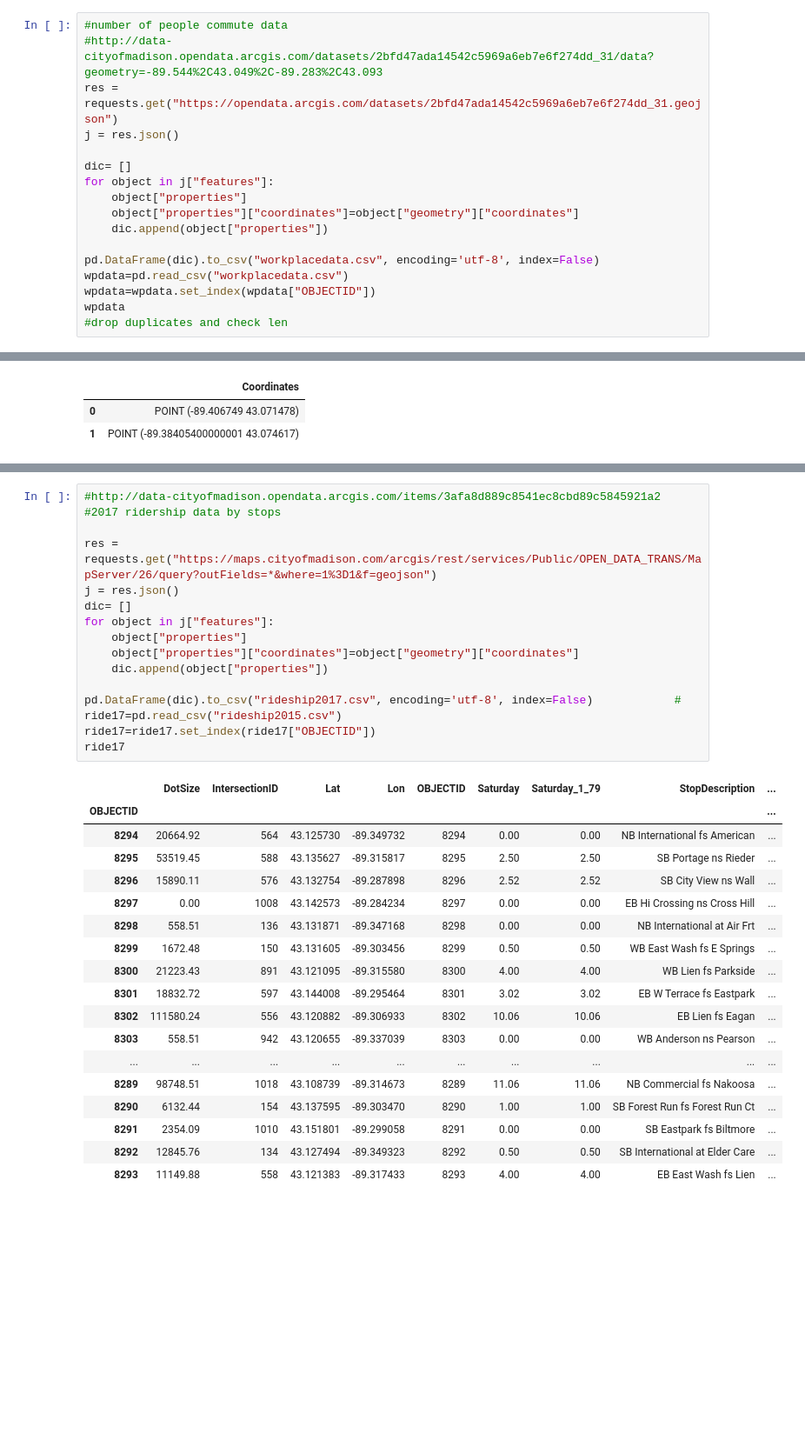
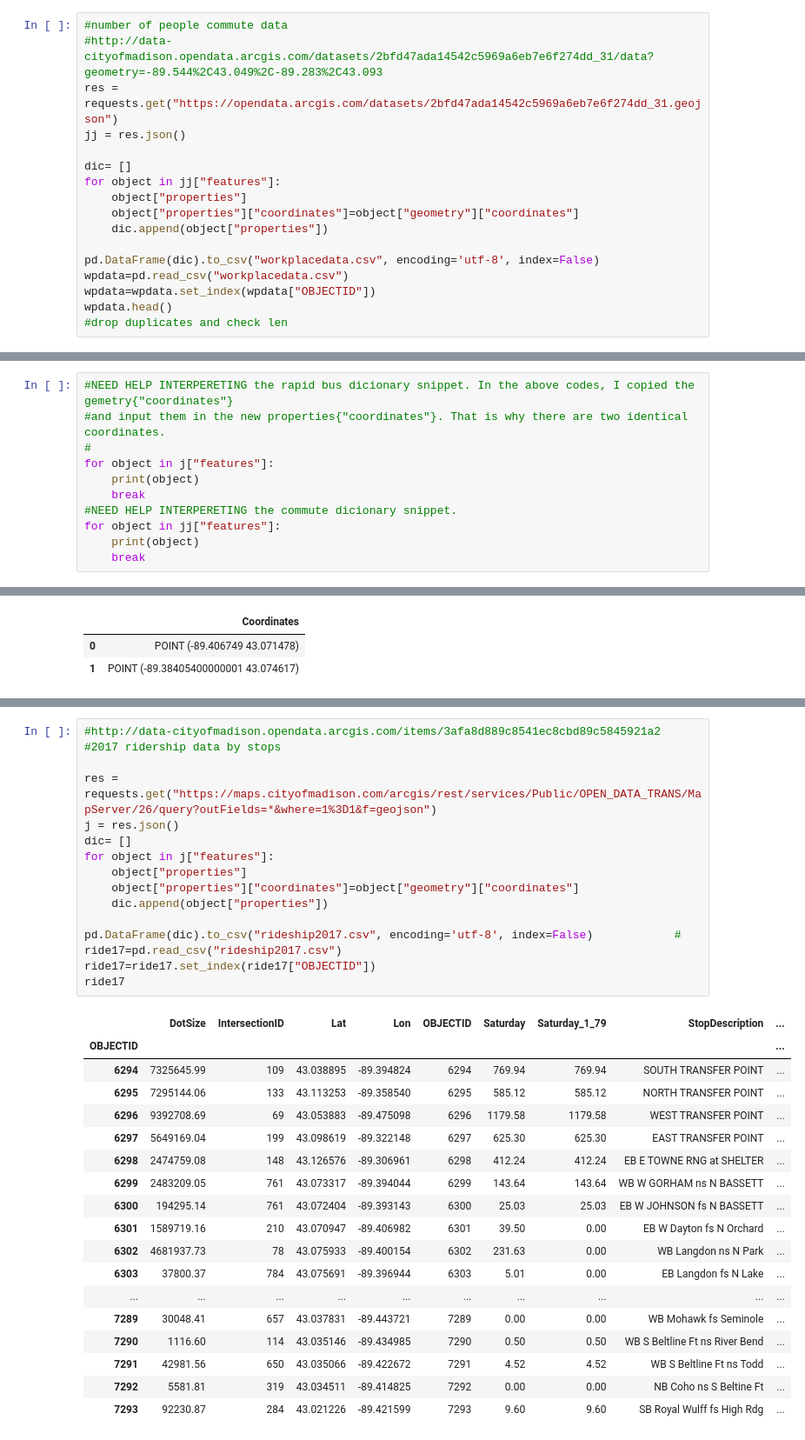
Before and after one commit to tylerharter/s19-city-t2, a Jupyter notebook: plan/Planning Transportation.ipynb, the cells around one changed output, grey strips where cells are left out. Shown at 87% size. Cells and saved outputs as stored; diff of their text form; blank space fills up the shorter version.

```diff
--- a/plan/Planning Transportation.ipynb
+++ b/plan/Planning Transportation.ipynb
@@ -217,10 +158,10 @@ rbusdata
 #number of people commute data
 #http://data-cityofmadison.opendata.arcgis.com/datasets/2bfd47ada14542c5969a6eb7e6f274dd_31/data?geometry=-89.544%2C43.049%2C-89.283%2C43.093
 res = requests.get("https://opendata.arcgis.com/datasets/2bfd47ada14542c5969a6eb7e6f274dd_31.geojson")
-j = res.json()
+jj = res.json()
 
 dic= []
-for object in j["features"]:
+for object in jj["features"]:
     object["properties"]
     object["properties"]["coordinates"]=object["geometry"]["coordinates"]
     dic.append(object["properties"])
@@ -228,7 +169,7 @@ for object in j["features"]:
 pd.DataFrame(dic).to_csv("workplacedata.csv", encoding='utf-8', index=False)
 wpdata=pd.read_csv("workplacedata.csv")
 wpdata=wpdata.set_index(wpdata["OBJECTID"])
-wpdata
+wpdata.head()
 #drop duplicates and check len
 # %% [output]
 |  | Bicycle | Bus | Carpool2 | Carpool3 | Carpool4 | Carpool5 | Carpool7 | DES_ID | DES_ID_1 | DES_LENGTH | ... |
@@ -257,0 +183,11 @@ print(j["features"])
+# %%
+#NEED HELP INTERPERETING the rapid bus dicionary snippet. In the above codes, I copied the gemetry{"coordinates"}
+#and input them in the new properties{"coordinates"}. That is why there are two identical coordinates.
+#
+for object in j["features"]:
+    print(object)
+    break
+#NEED HELP INTERPERETING the commute dicionary snippet.
+for object in jj["features"]:
+    print(object)
+    break
@@ -859,35 +791,35 @@ ride15
 # %%
 #http://data-cityofmadison.opendata.arcgis.com/items/3afa8d889c8541ec8cbd89c5845921a2
 #2017 ridership data by stops
 
 res = requests.get("https://maps.cityofmadison.com/arcgis/rest/services/Public/OPEN_DATA_TRANS/MapServer/26/query?outFields=*&where=1%3D1&f=geojson")
 j = res.json()
 dic= []
 for object in j["features"]:
     object["properties"]
     object["properties"]["coordinates"]=object["geometry"]["coordinates"]
     dic.append(object["properties"])
 
 pd.DataFrame(dic).to_csv("rideship2017.csv", encoding='utf-8', index=False)            #
-ride17=pd.read_csv("rideship2015.csv")
+ride17=pd.read_csv("rideship2017.csv")
 ride17=ride17.set_index(ride17["OBJECTID"])
 ride17
 # %% [output]
 |  | DotSize | IntersectionID | Lat | Lon | OBJECTID | Saturday | Saturday_1_79 | StopDescription | ... |
 | OBJECTID |  |  |  |  |  |  |  |  | ... |
-| 8294 | 20664.92 | 564 | 43.125730 | -89.349732 | 8294 | 0.00 | 0.00 | NB International fs American | ... |
-| 8295 | 53519.45 | 588 | 43.135627 | -89.315817 | 8295 | 2.50 | 2.50 | SB Portage ns Rieder | ... |
-| 8296 | 15890.11 | 576 | 43.132754 | -89.287898 | 8296 | 2.52 | 2.52 | SB City View ns Wall | ... |
-| 8297 | 0.00 | 1008 | 43.142573 | -89.284234 | 8297 | 0.00 | 0.00 | EB Hi Crossing ns Cross Hill | ... |
-| 8298 | 558.51 | 136 | 43.131871 | -89.347168 | 8298 | 0.00 | 0.00 | NB International at Air Frt | ... |
-| 8299 | 1672.48 | 150 | 43.131605 | -89.303456 | 8299 | 0.50 | 0.50 | WB East Wash fs E Springs | ... |
-| 8300 | 21223.43 | 891 | 43.121095 | -89.315580 | 8300 | 4.00 | 4.00 | WB Lien fs Parkside | ... |
-| 8301 | 18832.72 | 597 | 43.144008 | -89.295464 | 8301 | 3.02 | 3.02 | EB W Terrace fs Eastpark | ... |
-| 8302 | 111580.24 | 556 | 43.120882 | -89.306933 | 8302 | 10.06 | 10.06 | EB Lien fs Eagan | ... |
-| 8303 | 558.51 | 942 | 43.120655 | -89.337039 | 8303 | 0.00 | 0.00 | WB Anderson ns Pearson | ... |
+| 6294 | 7325645.99 | 109 | 43.038895 | -89.394824 | 6294 | 769.94 | 769.94 | SOUTH TRANSFER POINT | ... |
+| 6295 | 7295144.06 | 133 | 43.113253 | -89.358540 | 6295 | 585.12 | 585.12 | NORTH TRANSFER POINT | ... |
+| 6296 | 9392708.69 | 69 | 43.053883 | -89.475098 | 6296 | 1179.58 | 1179.58 | WEST TRANSFER POINT | ... |
+| 6297 | 5649169.04 | 199 | 43.098619 | -89.322148 | 6297 | 625.30 | 625.30 | EAST TRANSFER POINT | ... |
+| 6298 | 2474759.08 | 148 | 43.126576 | -89.306961 | 6298 | 412.24 | 412.24 | EB E TOWNE RNG at SHELTER | ... |
+| 6299 | 2483209.05 | 761 | 43.073317 | -89.394044 | 6299 | 143.64 | 143.64 | WB W GORHAM ns N BASSETT | ... |
+| 6300 | 194295.14 | 761 | 43.072404 | -89.393143 | 6300 | 25.03 | 25.03 | EB W JOHNSON fs N BASSETT | ... |
+| 6301 | 1589719.16 | 210 | 43.070947 | -89.406982 | 6301 | 39.50 | 0.00 | EB W Dayton fs N Orchard | ... |
+| 6302 | 4681937.73 | 78 | 43.075933 | -89.400154 | 6302 | 231.63 | 0.00 | WB Langdon ns N Park | ... |
+| 6303 | 37800.37 | 784 | 43.075691 | -89.396944 | 6303 | 5.01 | 0.00 | EB Langdon fs N Lake | ... |
 | ... | ... | ... | ... | ... | ... | ... | ... | ... | ... |
-| 8289 | 98748.51 | 1018 | 43.108739 | -89.314673 | 8289 | 11.06 | 11.06 | NB Commercial fs Nakoosa | ... |
-| 8290 | 6132.44 | 154 | 43.137595 | -89.303470 | 8290 | 1.00 | 1.00 | SB Forest Run fs Forest Run Ct | ... |
-| 8291 | 2354.09 | 1010 | 43.151801 | -89.299058 | 8291 | 0.00 | 0.00 | SB Eastpark fs Biltmore | ... |
-| 8292 | 12845.76 | 134 | 43.127494 | -89.349323 | 8292 | 0.50 | 0.50 | SB International at Elder Care | ... |
-| 8293 | 11149.88 | 558 | 43.121383 | -89.317433 | 8293 | 4.00 | 4.00 | EB East Wash fs Lien | ... |
+| 7289 | 30048.41 | 657 | 43.037831 | -89.443721 | 7289 | 0.00 | 0.00 | WB Mohawk fs Seminole | ... |
+| 7290 | 1116.60 | 114 | 43.035146 | -89.434985 | 7290 | 0.50 | 0.50 | WB S Beltline Ft ns River Bend | ... |
+| 7291 | 42981.56 | 650 | 43.035066 | -89.422672 | 7291 | 4.52 | 4.52 | WB S Beltline Ft ns Todd | ... |
+| 7292 | 5581.81 | 319 | 43.034511 | -89.414825 | 7292 | 0.00 | 0.00 | NB Coho ns S Beltine Ft | ... |
+| 7293 | 92230.87 | 284 | 43.021226 | -89.421599 | 7293 | 9.60 | 9.60 | SB Royal Wulff fs High Rdg | ... |
```
Also changed, not shown: parts of 26 cells of this notebook, 2 other files.
